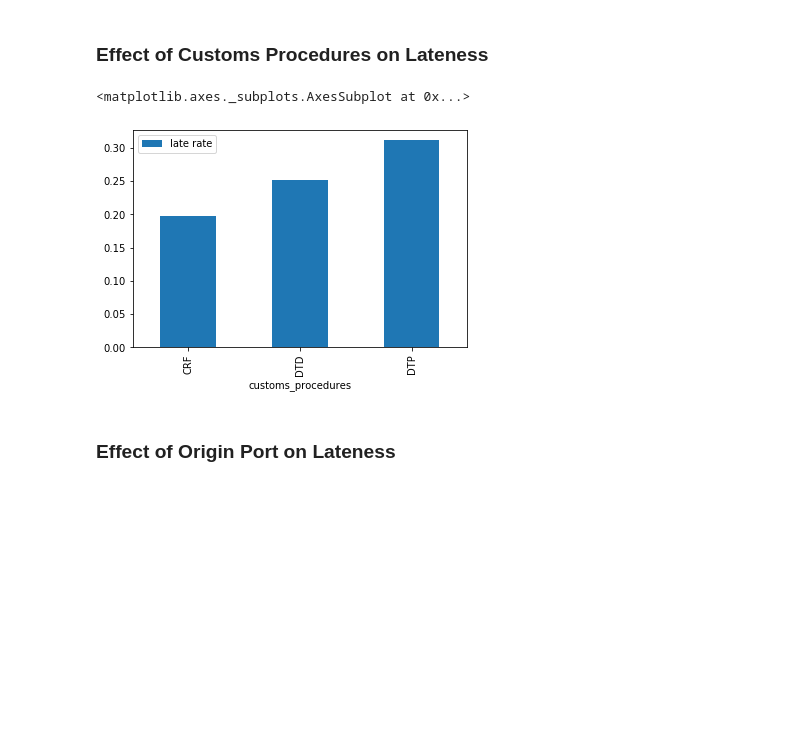
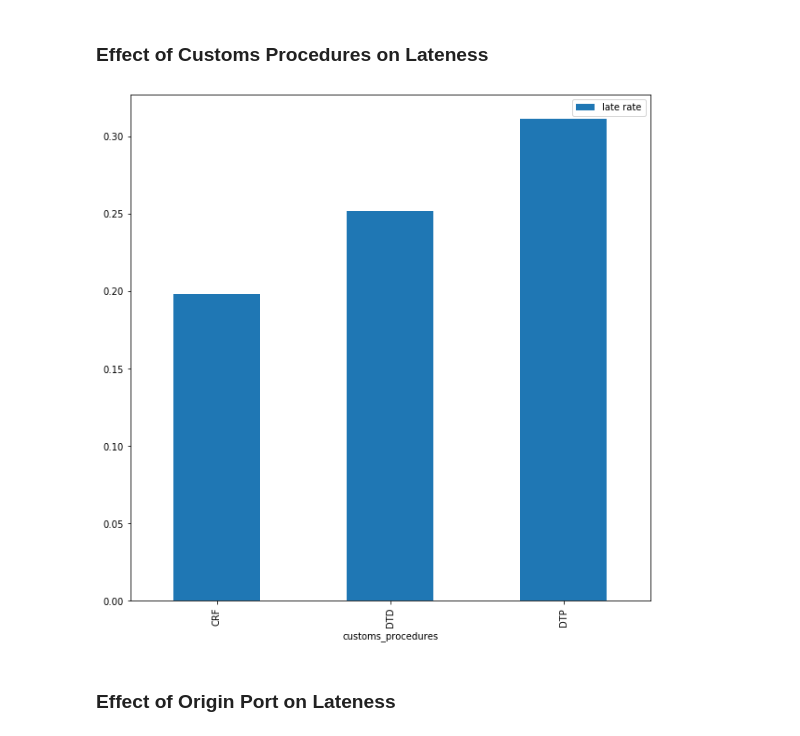
Before and after one commit to jospaeth-tum/accenture-challenge-2022, a Jupyter notebook: basic_descriptive_analysis.ipynb, the cells around one changed output. Saved outputs shown, nothing was run; the diff lists cells and outputs as text; code cells hidden in the pictures; blank space fills up the shorter version.

Commit message:
add plot images

```diff
--- a/basic_descriptive_analysis.ipynb
+++ b/basic_descriptive_analysis.ipynb
@@ -71,12 +71,12 @@ orders.groupby(by=['origin_port','logistic_hub']).agg({'units': 'sum'})
 # %%
 a = orders[orders['late_order'] == True].groupby(by=['customs_procedures']).count()[['order_id']]
 b = orders.groupby(by=['customs_procedures']).count()[['order_id']]
 c = (a/b).rename(columns={'order_id': 'late rate'})
 
-c.plot(kind='bar')
+p = c.plot(kind='bar', figsize=(10,10))
+fig = p.get_figure().savefig("customs_procedures.png")
 # %% [output]
-<matplotlib.axes._subplots.AxesSubplot at 0x...>
-[figure, old version]
+[figure, new version]
 # %% [markdown]
 ### Effect of Origin Port on Lateness
 # %%
```
Also changed, not shown: parts of 6 cells of this notebook, 7 other files.
